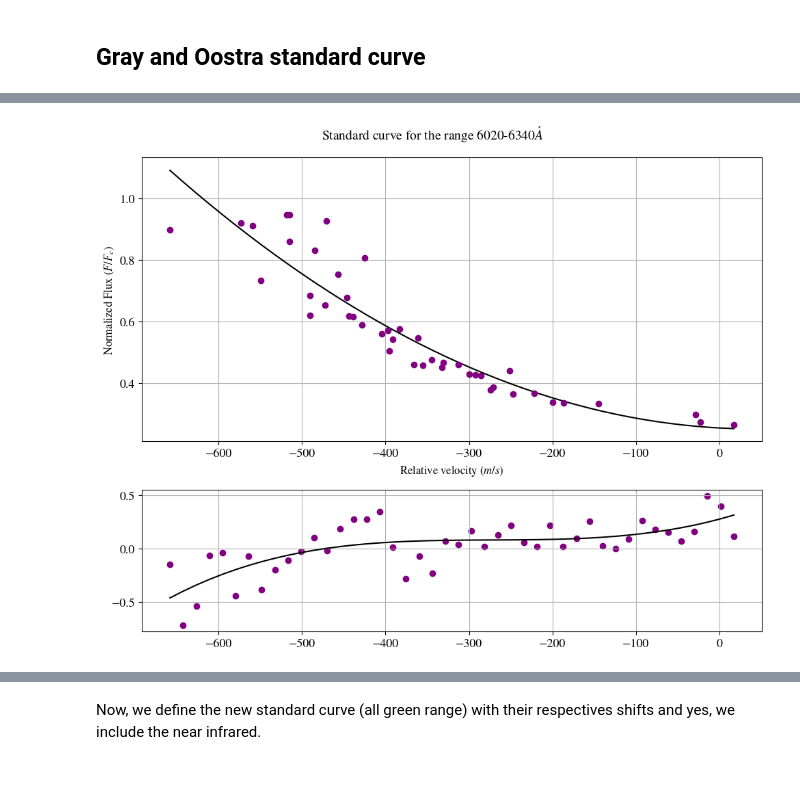
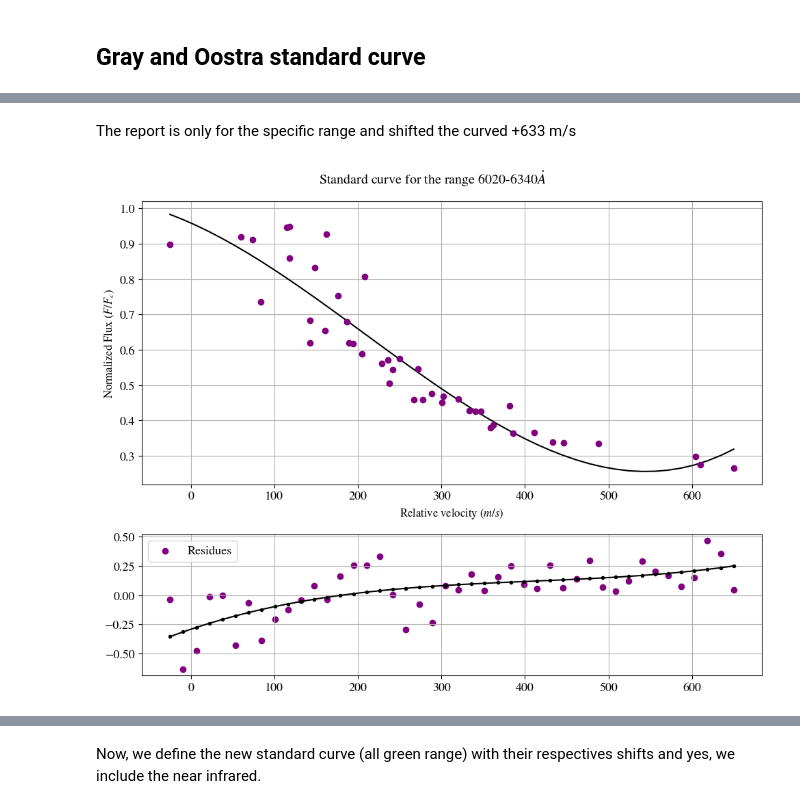
Before and after one commit to ccuellarn/Measurement-and-Characterization-of-Granulation-Patterns-in-the-IAG-Solar-Flux-Spectrum, a Jupyter notebook: Project/Characterization/Third signature/Standard_curves.ipynb, the cells around one changed output, grey strips where cells are left out. Saved outputs shown, nothing was run; the diff lists cells and outputs as text; code cells hidden in the pictures; blank space fills up the shorter version.

```diff
--- a/Project/Characterization/Third signature/Standard_curves.ipynb
+++ b/Project/Characterization/Third signature/Standard_curves.ipynb
@@ -113,42 +74,44 @@ sns.regplot(data= value['Flux'], x=value['Velocity'], y=value['Flux'],order=3)
+# %% [markdown]
+The report is only for the specific range and shifted the curved +633 m/s
 # %%
-# Calcular errores basados en los residuos del ajuste
-# values_VIS_standard = values_VIS_standard[values_VIS_standard['Velocity']>-600]
-pol = Polynomial.fit(values_VIS_standard['Velocity'],values_VIS_standard['Flux'], 2)
+#In the report is given in function of the velocity
+
+pol = Polynomial.fit(values_VIS_standard['Velocity']+633,values_VIS_standard['Flux'], 3)
 param = pol.convert().coef
-values_vel = np.linspace(min(values_VIS_standard['Velocity']), max(values_VIS_standard['Velocity']), 44)
-vel_fit = poly.polyval(values_vel,param)
+values_vel = np.linspace(min(values_VIS_standard['Velocity']+633), max(values_VIS_standard['Velocity']+633), len(values_VIS_standard))
+vel_fit = pol(values_vel)
 
+#Calculate the residues
 residuos = (values_VIS_standard['Flux']) - vel_fit
 std_flux = np.std(residuos)
 
-#Gráfico con residuos
-fig, axis = plt.subplots(2,1, figsize = (10, 8), gridspec_kw = {"height_ratios":[2, 1]})
+#Plot for fixed the zero point of velocity
+fig2, axis = plt.subplots(2,1, figsize = (10, 8), gridspec_kw = {"height_ratios":[2, 1]})
 ax1 = axis[0]
 ax2 = axis[1]
 
-fig.suptitle(r'Standard curve for the range 6020-6340$\mathring{A}$',fontsize=14)
+fig2.suptitle(r'Standard curve for the range 6020-6340$\mathring{A}$')
 
-ax1.errorbar(values_VIS_standard['Velocity'],values_VIS_standard['Flux'], capsize=6,fmt='o', color='purple')
+ax1.errorbar(values_VIS_standard['Velocity']+633,values_VIS_standard['Flux'], capsize=6,fmt='o', color='purple')
 ax1.plot(values_vel,vel_fit,c='k')
-ax1.set_ylabel(r'Normalized Flux $(F/F_{c})$',fontsize=12)
-ax1.set_xlabel(r'Relative velocity $(m/s)$',fontsize=12)
-# ax1.text(-380, 0.2, r'$F/F_c$ = {}$v^3$ + {}$v^2$ + {}$v$ + {}'.format(round(param[0],4),round(param[1],4),round(param[2],5),round(param[3],8)),color='k',fontsize=14)
+ax1.set_ylabel(r'Normalized Flux $(F/F_{c})$')
+ax1.set_xlabel(r'Relative velocity $(m/s)$')
 ax1.grid()
 ax1.tick_params(axis='both',labelsize=13)
 
 #Check if there a polynomial correction on the residues
 pol_res = Polynomial.fit(values_vel,residuos, 3)
-param_res = pol_res.convert().coef
+param_res = pol_res.convert().coef #Parameters to correct
 values_res = np.linspace(min(values_vel), max(values_vel), len(values_vel))
 res_fit = poly.polyval(values_res,param_res)
 
-ax2.scatter(values_vel,residuos,c='purple')
-ax2.plot(values_res,res_fit,c='k')
+ax2.scatter(values_vel,residuos,c='purple',label='Residues')
+ax2.plot(values_res,res_fit,c='k',marker='.')
 ax2.grid()
+ax2.legend()
 ax2.tick_params(axis='both',labelsize=13)
 
 
-fig.tight_layout()
-#plt.savefig('Calibracion.pdf')
+fig2.tight_layout()
 # %% [output]
-[figure, old version]
+[figure, new version]
```
Also changed, not shown: parts of 15 cells of this notebook.
